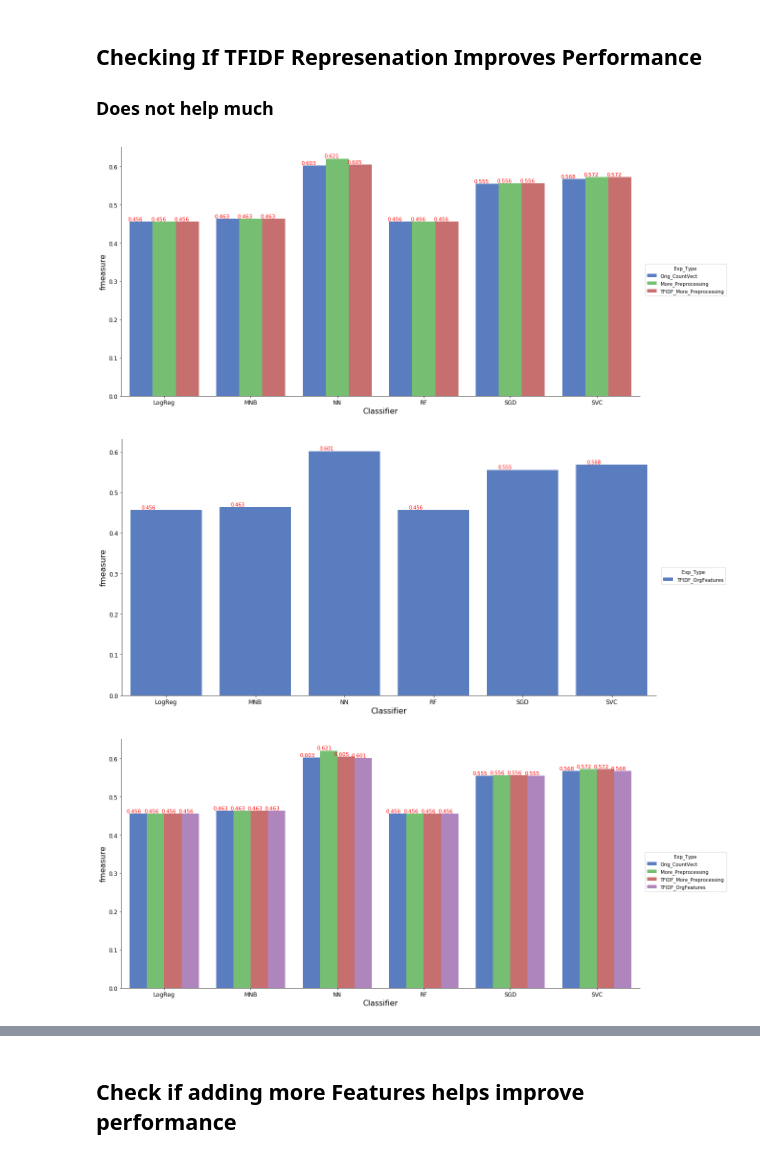
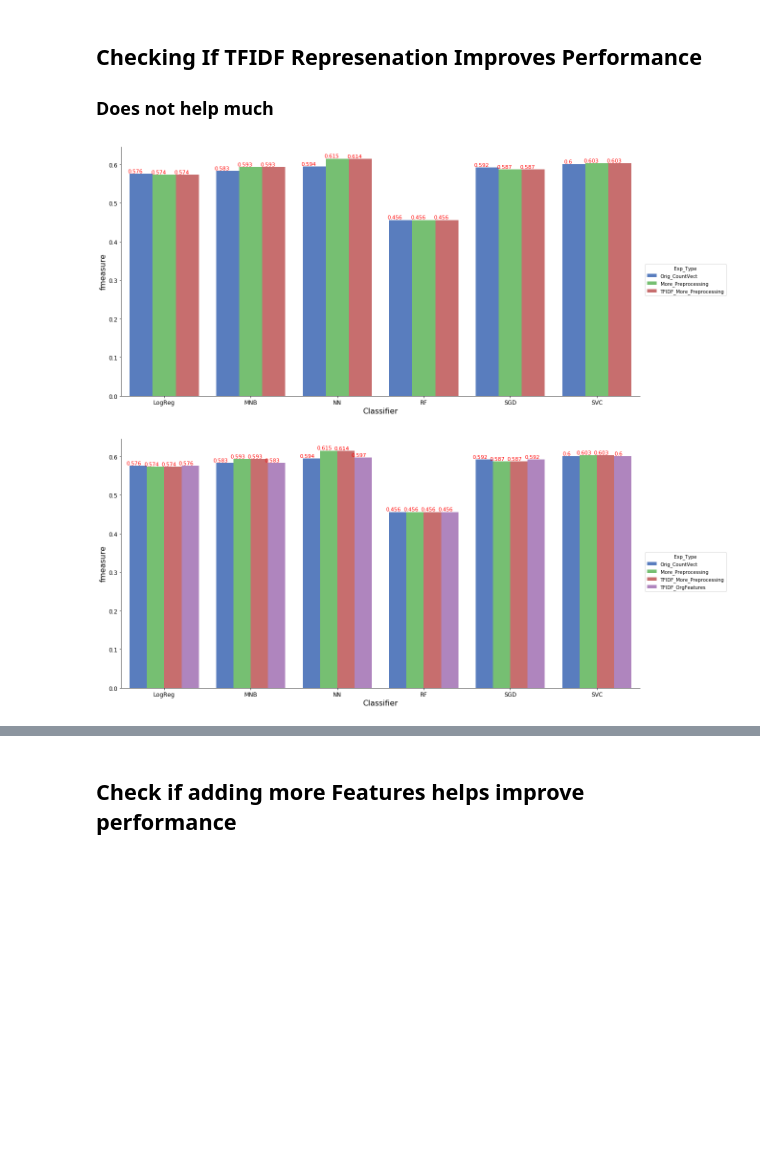
Before and after one commit to abhishek9sharma/TwitterAnalysis, a Jupyter notebook: Text_Classification_Models.ipynb, the cells around one changed output, grey strips where cells are left out. Cells and saved outputs as stored; diff of their text form; code cells hidden in the pictures; blank space fills up the shorter version.

```diff
--- a/Text_Classification_Models.ipynb
+++ b/Text_Classification_Models.ipynb
@@ -215,11 +225,11 @@ def GetCountVectorizerFeatures(X_tr, X_test):
 
 
 def Evaluate(clfIN, X_train, X_test, y_train, y_test):
-    X_tr_final = preprocessing.normalize(X_train)
-    X_test_final = preprocessing.normalize(X_test)
-    #scaler = MinMaxScaler(feature_range=(0, 1))
-    #X_tr_final = scaler.fit_transform(X_train)
-    #X_test_final = scaler.fit_transform(X_test)
+    #X_tr_final = preprocessing.normalize(X_train)
+    #X_test_final = preprocessing.normalize(X_test)
+    scaler = MaxAbsScaler()
+    X_tr_final = scaler.fit_transform(X_train)
+    X_test_final = scaler.fit_transform(X_test)
 
     trained_model =clfIN.fit(X_tr_final,y_train)
     pred = trained_model.predict(X_test_final)
@@ -358,10 +369,14 @@ Some of the ways accuracy can be improved are (I have focused on F-Measure metri
 # %%
 # Do More Text Processing
 import nltk
+from nltk.corpus import stopwords
+stopwords = set(stopwords.words('english'))
+
 def MoreTextProcessing(sentence):
     stemmer = nltk.stem.WordNetLemmatizer()
     tokens = sentence.split()
     tokens = [t for t in tokens if len(t)>1]
+    tokens = [t for t in tokens if t not in stopwords]
     tokens= " ".join(stemmer.lemmatize(t) for t in tokens)
     return tokens
 
@@ -448,18 +463,17 @@ DF = pd.concat([DF,Res3])
 DF.index = range(len(DF.index))
 PlotRes(DF,'fmeasure', fontin = 11)
 # %% [output]
-[figure, old version]
+[figure, new version]
 # %%
 # Code: TFIDF WITH OLD FEATURES
 Res4 = Dicttodataframe(RunAnyVec(classifiers,exp_data_k_folds,'text_features', vectype),'Classifier')
 Res4['Exp_Type'] = 'TFIDF_OrgFeatures'
-PlotRes(Res4,'fmeasure')
+#PlotRes(Res4,'fmeasure')
 DF = pd.concat([DF,Res4])
 DF.index = range(len(DF.index))
 PlotRes(DF,'fmeasure', fontin = 11)
 # %% [output]
-[figure, old version]
+[figure, new version]
-[figure, removed]
 # %%
 # Code: TFIDF WITH NeW FEATURES
 vectype = TfidfVectorizer()
```
Also changed, not shown: parts of 17 cells of this notebook, 2 other files.
